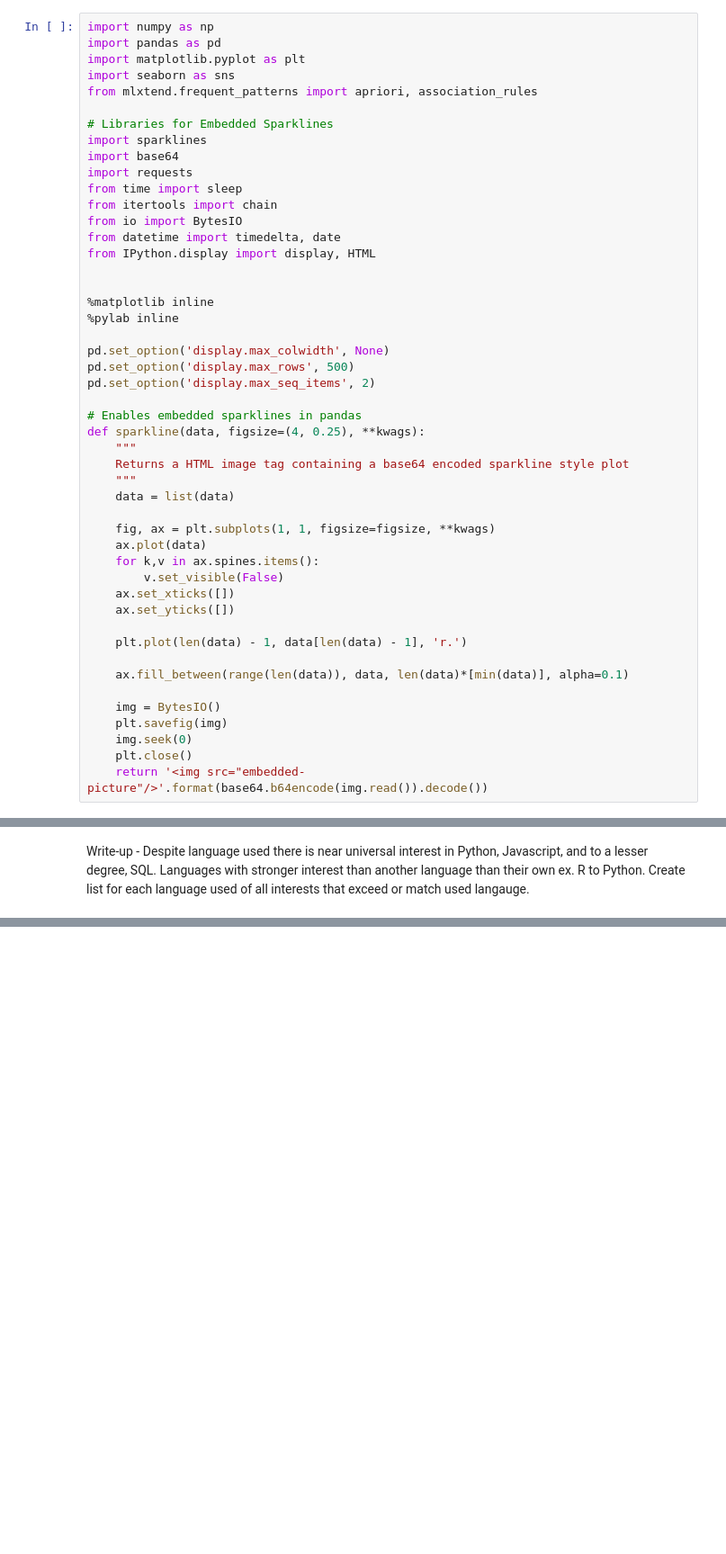
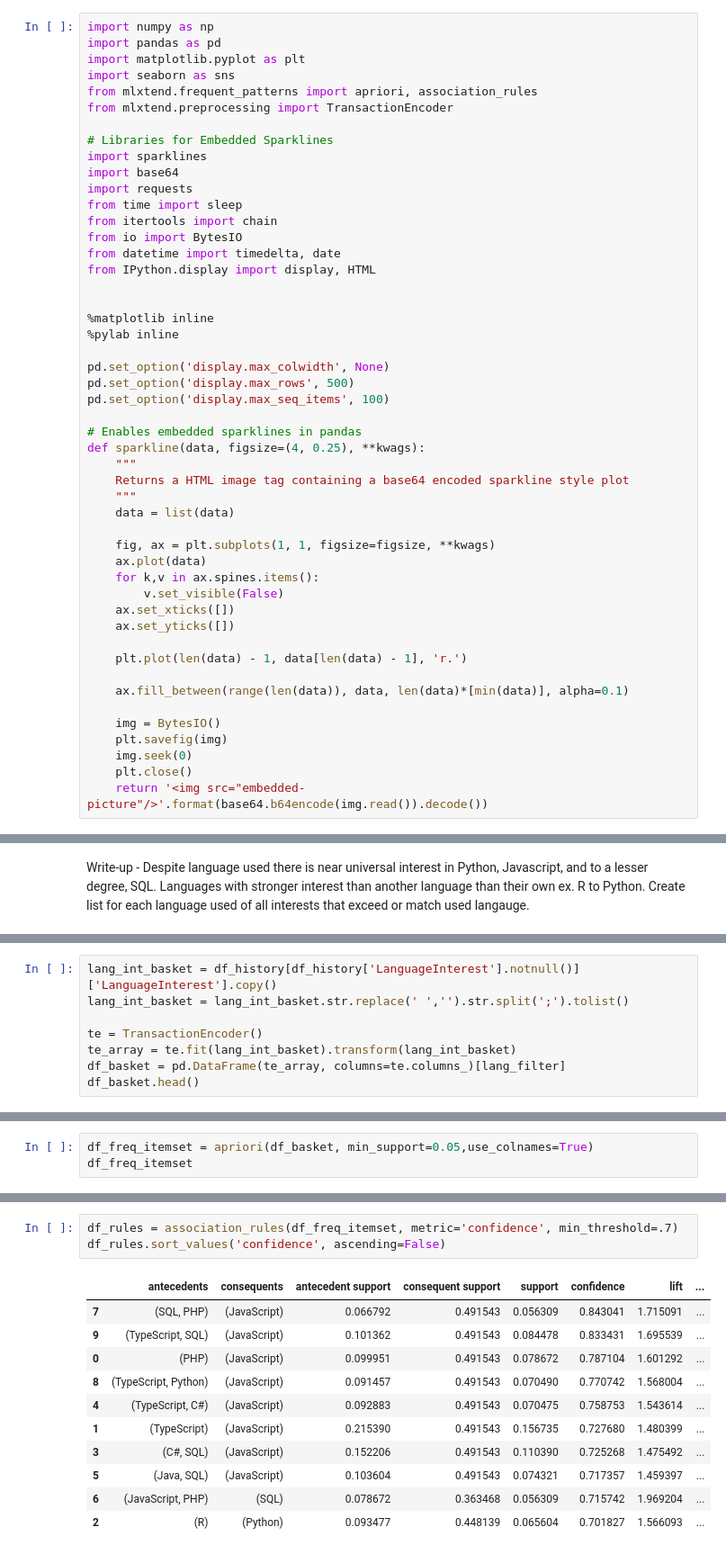
Before and after one commit to prdslost/stackoverflow-analysis, a Jupyter notebook: Developer Programming Language Use and Interest.ipynb, the cells around one changed output, grey strips where cells are left out. Shown at 90% size. Saved outputs shown, nothing was run; the diff lists cells and outputs as text; blank space fills up the shorter version.

Commit message:
add association rule mining plus fixes

```diff
--- a/Developer Programming Language Use and Interest.ipynb
+++ b/Developer Programming Language Use and Interest.ipynb
@@ -8,6 +8,7 @@ import pandas as pd
 import matplotlib.pyplot as plt
 import seaborn as sns
 from mlxtend.frequent_patterns import apriori, association_rules
+from mlxtend.preprocessing import TransactionEncoder
 
 # Libraries for Embedded Sparklines
 import sparklines
@@ -25,7 +26,7 @@ from IPython.display import display, HTML
 
 pd.set_option('display.max_colwidth', None)
 pd.set_option('display.max_rows', 500)
-pd.set_option('display.max_seq_items', 2)
+pd.set_option('display.max_seq_items', 100)
 
 # Enables embedded sparklines in pandas
 def sparkline(data, figsize=(4, 0.25), **kwags):
@@ -248,0 +300,8 @@ Association Analysis
+# %%
+lang_int_basket = df_history[df_history['LanguageInterest'].notnull()]['LanguageInterest'].copy()
+lang_int_basket = lang_int_basket.str.replace(' ','').str.split(';').tolist()
+
+te = TransactionEncoder()
+te_array = te.fit(lang_int_basket).transform(lang_int_basket)
+df_basket = pd.DataFrame(te_array, columns=te.columns_)[lang_filter]
+df_basket.head()
@@ -248,0 +318,3 @@ Association Analysis
+# %%
+df_freq_itemset = apriori(df_basket, min_support=0.05,use_colnames=True)
+df_freq_itemset
@@ -249,3 +341,18 @@ Association Analysis
+# %%
+df_rules = association_rules(df_freq_itemset, metric='confidence', min_threshold=.7)
+df_rules.sort_values('confidence', ascending=False)
+# %% [output]
+|  | antecedents | consequents | antecedent support | consequent support | support | confidence | lift | ... |
+| 7 | (SQL, PHP) | (JavaScript) | 0.066792 | 0.491543 | 0.056309 | 0.843041 | 1.715091 | ... |
+| 9 | (TypeScript, SQL) | (JavaScript) | 0.101362 | 0.491543 | 0.084478 | 0.833431 | 1.695539 | ... |
+| 0 | (PHP) | (JavaScript) | 0.099951 | 0.491543 | 0.078672 | 0.787104 | 1.601292 | ... |
+| 8 | (TypeScript, Python) | (JavaScript) | 0.091457 | 0.491543 | 0.070490 | 0.770742 | 1.568004 | ... |
+| 4 | (TypeScript, C#) | (JavaScript) | 0.092883 | 0.491543 | 0.070475 | 0.758753 | 1.543614 | ... |
+| 1 | (TypeScript) | (JavaScript) | 0.215390 | 0.491543 | 0.156735 | 0.727680 | 1.480399 | ... |
+| 3 | (C#, SQL) | (JavaScript) | 0.152206 | 0.491543 | 0.110390 | 0.725268 | 1.475492 | ... |
+| 5 | (Java, SQL) | (JavaScript) | 0.103604 | 0.491543 | 0.074321 | 0.717357 | 1.459397 | ... |
+| 6 | (JavaScript, PHP) | (SQL) | 0.078672 | 0.363468 | 0.056309 | 0.715742 | 1.969204 | ... |
+| 2 | (R) | (Python) | 0.093477 | 0.448139 | 0.065604 | 0.701827 | 1.566093 | ... |
 # %% [markdown]
 http://ethen8181.github.io/machine-learning/association_rule/apriori.html
 https://medium.com/analytics-vidhya/association-analysis-in-python-2b955d0180c
```
Also changed, not shown: parts of 15 cells of this notebook, 1 other file.
